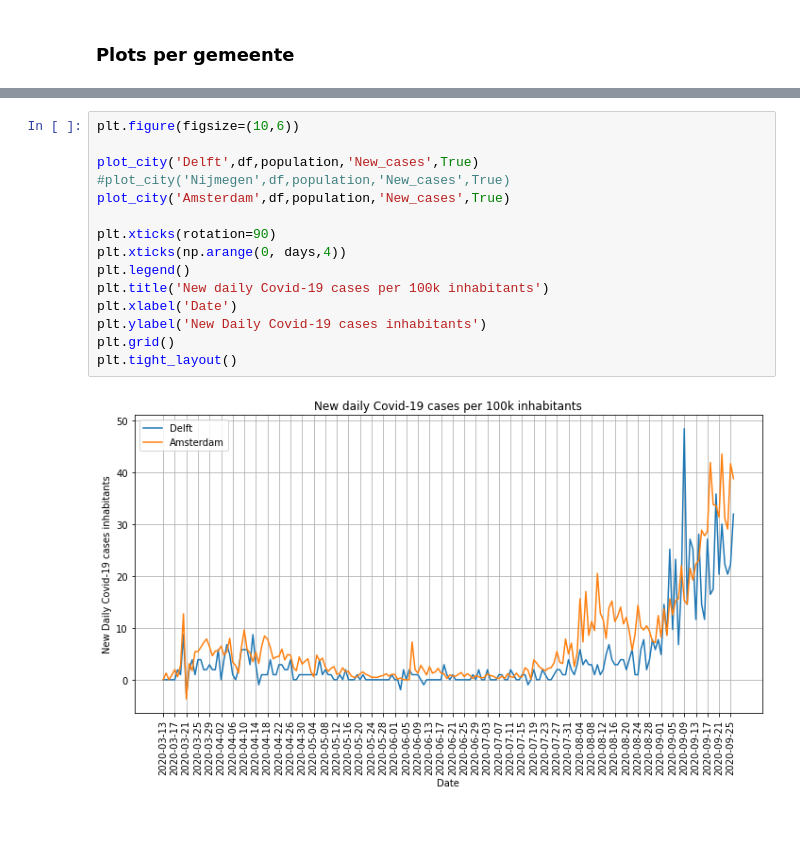
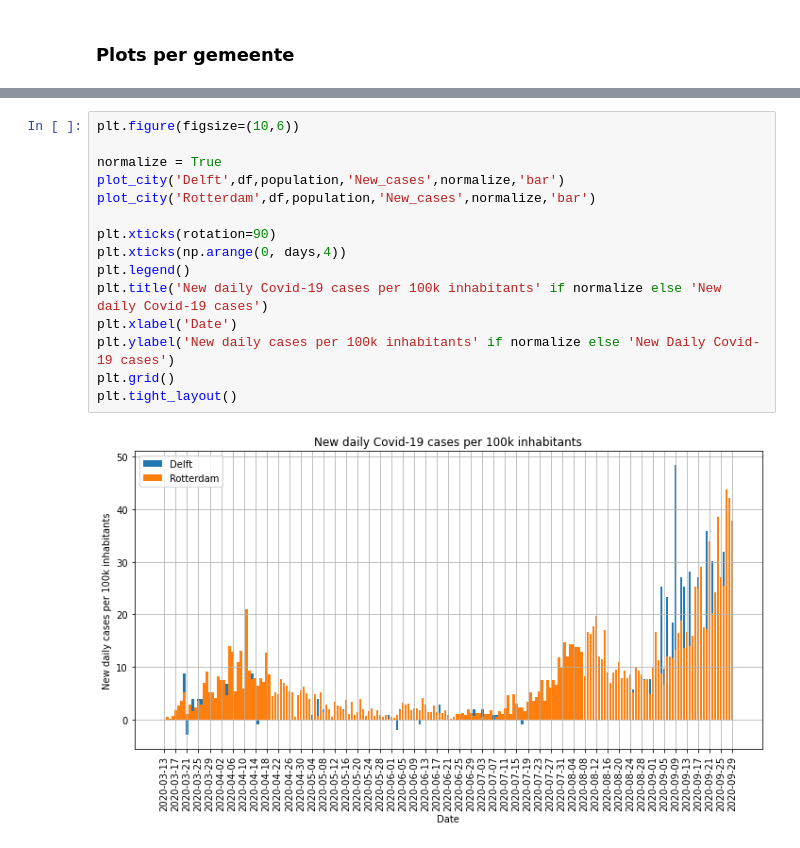
Before and after one commit to tom-py/covid-19_cases_netherlands, a Jupyter notebook: Covid-19_cases_per_city_Netherlands.ipynb, the cells around one changed output, grey strips where cells are left out. Cells and saved outputs as stored; diff of their text form.

Commit message:
Added control for normalization of plots

```diff
--- a/Covid-19_cases_per_city_Netherlands.ipynb
+++ b/Covid-19_cases_per_city_Netherlands.ipynb
@@ -199,17 +204,17 @@ plt.tight_layout()
 # %%
 plt.figure(figsize=(10,6))
 
-plot_city('Delft',df,population,'New_cases',True)
-#plot_city('Nijmegen',df,population,'New_cases',True)
-plot_city('Amsterdam',df,population,'New_cases',True)
+normalize = True
+plot_city('Delft',df,population,'New_cases',normalize,'bar')
+plot_city('Rotterdam',df,population,'New_cases',normalize,'bar')
 
 plt.xticks(rotation=90)
 plt.xticks(np.arange(0, days,4))
 plt.legend()
-plt.title('New daily Covid-19 cases per 100k inhabitants')
+plt.title('New daily Covid-19 cases per 100k inhabitants' if normalize else 'New daily Covid-19 cases')
 plt.xlabel('Date')
-plt.ylabel('New Daily Covid-19 cases inhabitants')
+plt.ylabel('New daily cases per 100k inhabitants' if normalize else 'New Daily Covid-19 cases')
 plt.grid()
 plt.tight_layout()
 # %% [output]
-[figure, old version]
+[figure, new version]
```
Also changed, not shown: parts of 6 cells of this notebook.
